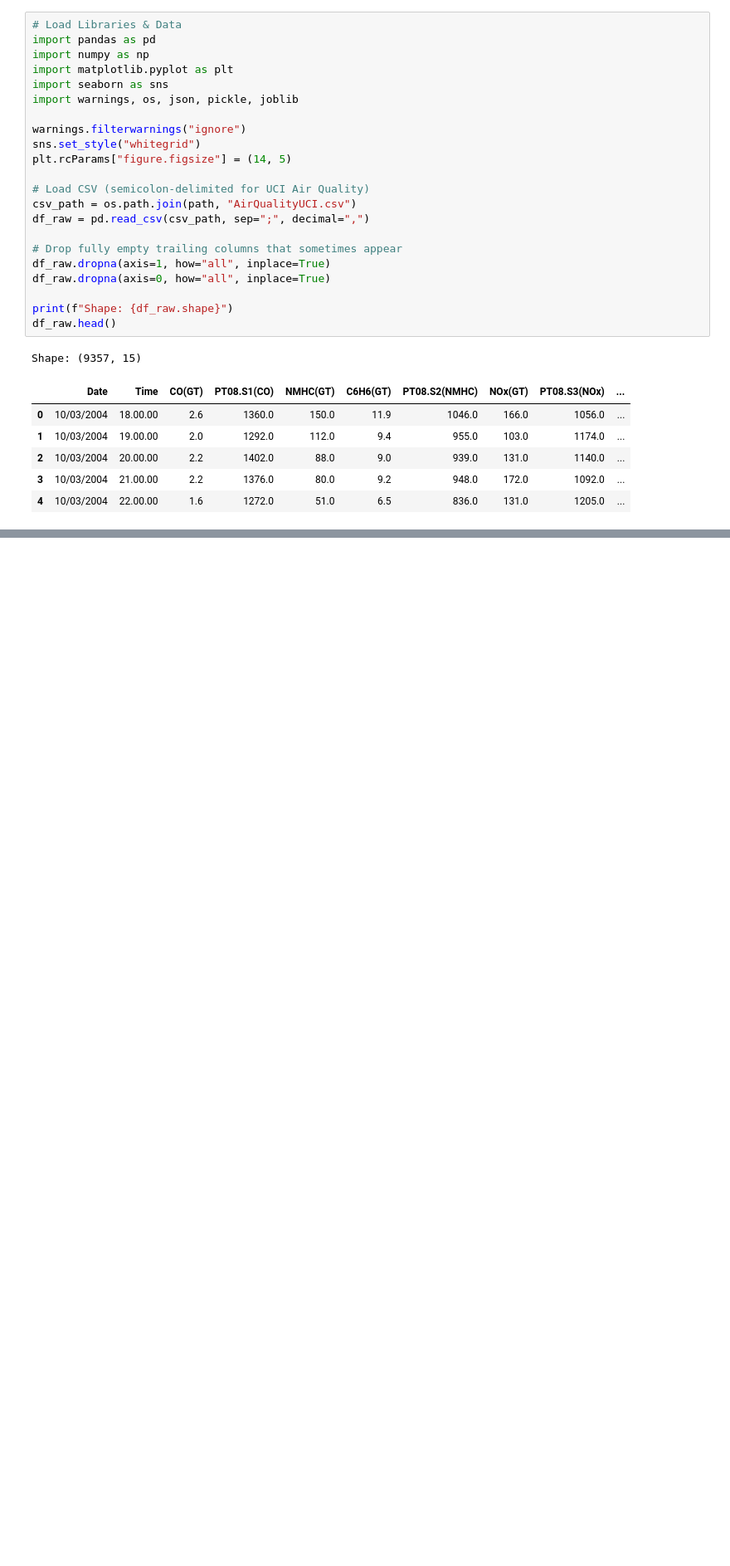
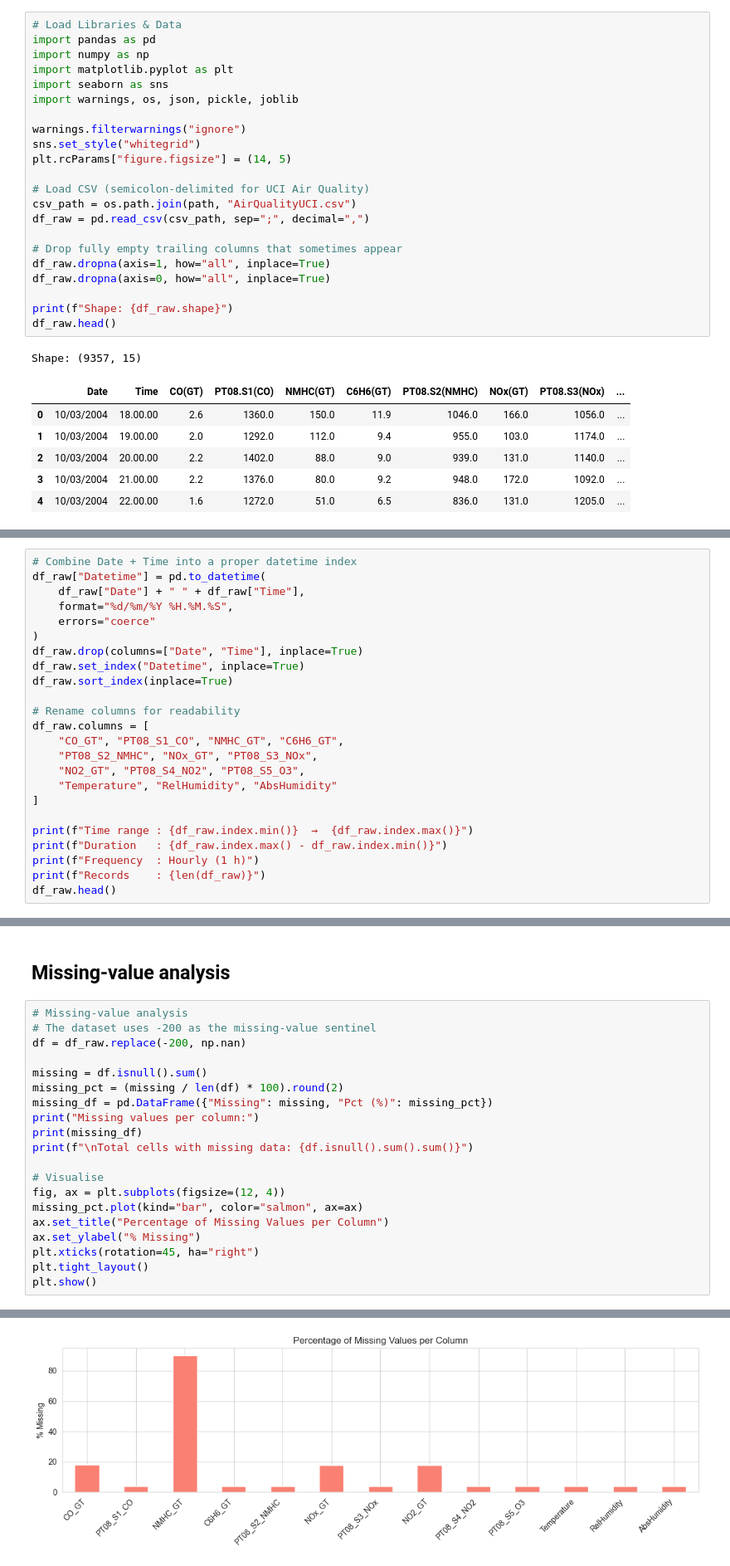
Before and after one commit to icyeza/airquality, a Jupyter notebook: airquality.ipynb, the cells around one changed output, grey strips where cells are left out. Shown at 83% size. Drawn from its saved outputs; the diff is of its cells as text; blank space fills up the shorter version.

Commit message:
handle missing values and clean dataset

```diff
--- a/airquality.ipynb
+++ b/airquality.ipynb
@@ -50,0 +53,24 @@ Shape: (9357, 15)
+# %%
+# Combine Date + Time into a proper datetime index
+df_raw["Datetime"] = pd.to_datetime(
+    df_raw["Date"] + " " + df_raw["Time"],
+    format="%d/%m/%Y %H.%M.%S",
+    errors="coerce"
+)
+df_raw.drop(columns=["Date", "Time"], inplace=True)
+df_raw.set_index("Datetime", inplace=True)
+df_raw.sort_index(inplace=True)
+
+# Rename columns for readability
+df_raw.columns = [
+    "CO_GT", "PT08_S1_CO", "NMHC_GT", "C6H6_GT",
+    "PT08_S2_NMHC", "NOx_GT", "PT08_S3_NOx",
+    "NO2_GT", "PT08_S4_NO2", "PT08_S5_O3",
+    "Temperature", "RelHumidity", "AbsHumidity"
+]
+
+print(f"Time range : {df_raw.index.min()}  →  {df_raw.index.max()}")
+print(f"Duration   : {df_raw.index.max() - df_raw.index.min()}")
+print(f"Frequency  : Hourly (1 h)")
+print(f"Records    : {len(df_raw)}")
+df_raw.head()
@@ -50,0 +97,23 @@ Shape: (9357, 15)
+# %% [markdown]
+## Missing-value analysis
+# %%
+# Missing-value analysis
+# The dataset uses -200 as the missing-value sentinel
+df = df_raw.replace(-200, np.nan)
+
+missing = df.isnull().sum()
+missing_pct = (missing / len(df) * 100).round(2)
+missing_df = pd.DataFrame({"Missing": missing, "Pct (%)": missing_pct})
+print("Missing values per column:")
+print(missing_df)
+print(f"\nTotal cells with missing data: {df.isnull().sum().sum()}")
+
+# Visualise
+fig, ax = plt.subplots(figsize=(12, 4))
+missing_pct.plot(kind="bar", color="salmon", ax=ax)
+ax.set_title("Percentage of Missing Values per Column")
+ax.set_ylabel("% Missing")
+plt.xticks(rotation=45, ha="right")
+plt.tight_layout()
+plt.show()
+# %% [output]
@@ -50,0 +137 @@ Shape: (9357, 15)
+[figure, added]
```
Also changed, not shown: parts of 5 cells of this notebook.
